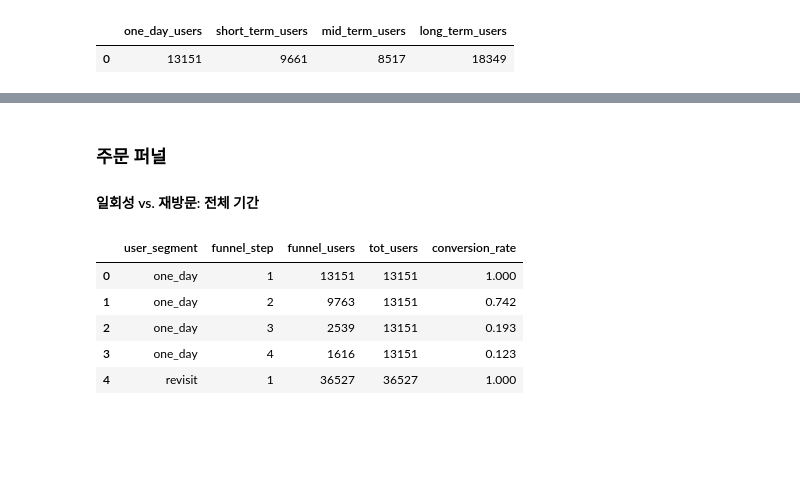
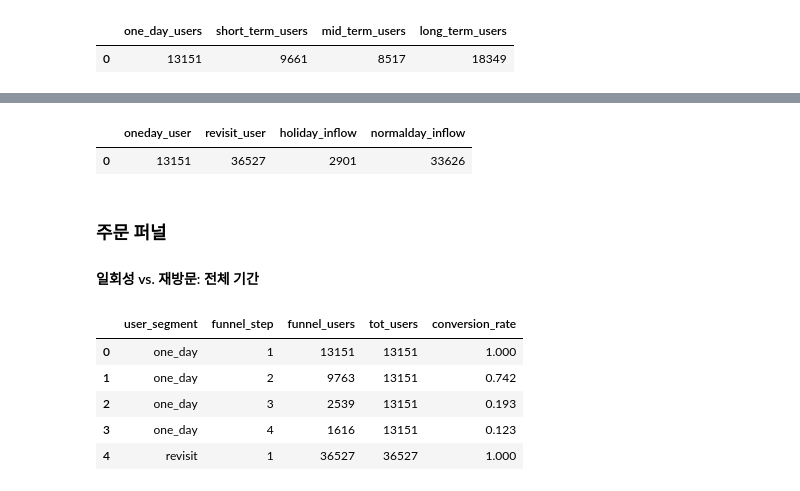
Before and after one commit to claire-1125/Foodie_Express_Analysis, a Jupyter notebook: foodie_viz.ipynb, the cells around one changed output, grey strips where cells are left out. Drawn from its saved outputs; the diff is of its cells as text; code cells hidden in the pictures; blank space fills up the shorter version.

```diff
--- a/foodie_viz.ipynb
+++ b/foodie_viz.ipynb
@@ -987,0 +1500,100 @@ fig.show()
+# %%
+sql = f"""
+WITH dau_list AS (
+  SELECT
+    event_date,
+    COUNT(DISTINCT user_pseudo_id) AS dau,
+  FROM advanced.app_logs_cleaned_target
+  GROUP BY event_date
+)
+, order_cnt_list_d AS (
+  -- 일일 주문 유저 수
+  SELECT
+    event_date,
+    COUNT(DISTINCT user_id) AS order_users_cnt
+  FROM advanced.app_logs_cleaned_target
+  WHERE event_name = 'click_payment'
+  GROUP BY event_date
+)
+, dau_vs_order_user AS (
+  -- DAU와 일별 주문 유저 수 비교
+  SELECT
+    d.event_date,
+    d.dau,
+    o.order_users_cnt,
+    ROUND(SAFE_DIVIDE(o.order_users_cnt, d.dau) * 100, 3) AS order_ratio
+  FROM dau_list d
+  INNER JOIN order_cnt_list_d o ON d.event_date = o.event_date
+)
+, holiday AS (
+  -- 연휴 정의
+  SELECT
+    event_date AS holiday_date,
+    DATE_TRUNC(event_date, WEEK(MONDAY)) AS holiday_week
+  FROM dau_vs_order_user
+  WHERE order_ratio > 30
+)
+, revisit_user_logs AS (
+  -- 재방문 유저 로그
+  SELECT
+    *
+  FROM advanced.app_logs_cleaned_target
+  WHERE 1=1
+  AND user_pseudo_id NOT IN (
+    SELECT user_pseudo_id
+    FROM advanced.app_logs_target_visit_seg
+    WHERE visit_interval_cat = 'one_day'
+  )
+)
+, result AS (
+  -- 일회성 유저 13151명
+  SELECT
+    visit_interval_cat AS user_segment,
+    user_pseudo_id,
+  FROM advanced.app_logs_target_visit_seg
+  WHERE visit_interval_cat = 'one_day'
+
+  UNION DISTINCT
+
+  -- 재방문 유저
+  SELECT DISTINCT
+    'revisit' AS user_segment,
+    user_pseudo_id
+  FROM revisit_user_logs
+
+  UNION DISTINCT
+
+  -- 연휴 유입 2901명
+  SELECT
+    'holiday' AS user_segment,
+    user_pseudo_id,
+  FROM revisit_user_logs
+  GROUP BY user_pseudo_id
+  HAVING MIN(event_date) IN (SELECT holiday_date FROM holiday)
+
+  UNION DISTINCT
+
+  -- 연휴 외 유입 33626명
+  SELECT
+    'normalday' AS user_segment,
+    user_pseudo_id,
+  FROM revisit_user_logs
+  GROUP BY user_pseudo_id
+  HAVING MIN(event_date) NOT IN (SELECT holiday_date FROM holiday)
+)
+
+
+SELECT
+  COUNT(DISTINCT IF(user_segment='one_day',user_pseudo_id,NULL)) AS oneday_user,
+  COUNT(DISTINCT IF(user_segment='revisit',user_pseudo_id,NULL)) AS revisit_user,
+  COUNT(DISTINCT IF(user_segment='holiday',user_pseudo_id,NULL)) AS holiday_inflow,
+  COUNT(DISTINCT IF(user_segment='normalday',user_pseudo_id,NULL)) AS normalday_inflow,
+FROM result
+"""
+
+query_job = client.query(sql)
+df_holiday_seg_tot = query_job.to_dataframe()
+df_holiday_seg_tot.head()
+# %% [output]
+|  | oneday_user | revisit_user | holiday_inflow | normalday_inflow |
+| 0 | 13151 | 36527 | 2901 | 33626 |
```
Also changed, not shown: parts of 18 cells of this notebook.
